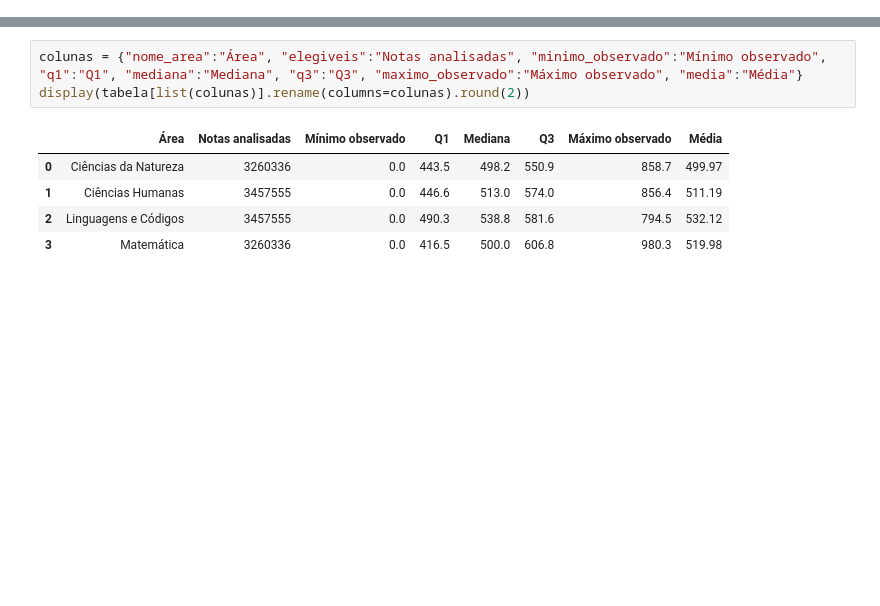
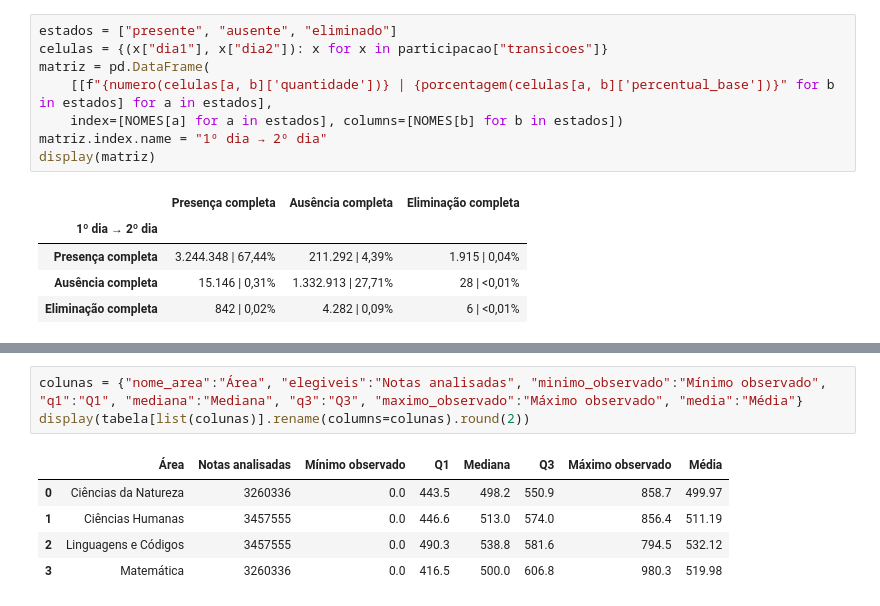
Before and after one commit to pachecosamuel/ENEM-Data-Analysis, a Jupyter notebook: apresentacao/visao_geral_2025.ipynb, the cells around one changed output, grey strips where cells are left out. Drawn from its saved outputs; the diff is of its cells as text; blank space fills up the shorter version.

```diff
--- a/apresentacao/visao_geral_2025.ipynb
+++ b/apresentacao/visao_geral_2025.ipynb
@@ -27,0 +64,14 @@ display(Image(filename=str(arquivos[0])))
+# %%
+estados = ["presente", "ausente", "eliminado"]
+celulas = {(x["dia1"], x["dia2"]): x for x in participacao["transicoes"]}
+matriz = pd.DataFrame(
+    [[f"{numero(celulas[a, b]['quantidade'])} | {porcentagem(celulas[a, b]['percentual_base'])}" for b in estados] for a in estados],
+    index=[NOMES[a] for a in estados], columns=[NOMES[b] for b in estados])
+matriz.index.name = "1º dia → 2º dia"
+display(matriz)
+# %% [output]
+|  | Presença completa | Ausência completa | Eliminação completa |
+| 1º dia → 2º dia |  |  |  |
+| Presença completa | 3.244.348 | 67,44% | 211.292 | 4,39% | 1.915 | 0,04% |
+| Ausência completa | 15.146 | 0,31% | 1.332.913 | 27,71% | 28 | <0,01% |
+| Eliminação completa | 842 | 0,02% | 4.282 | 0,09% | 6 | <0,01% |
```
Also changed, not shown: parts of 17 cells of this notebook, 20 other files.
